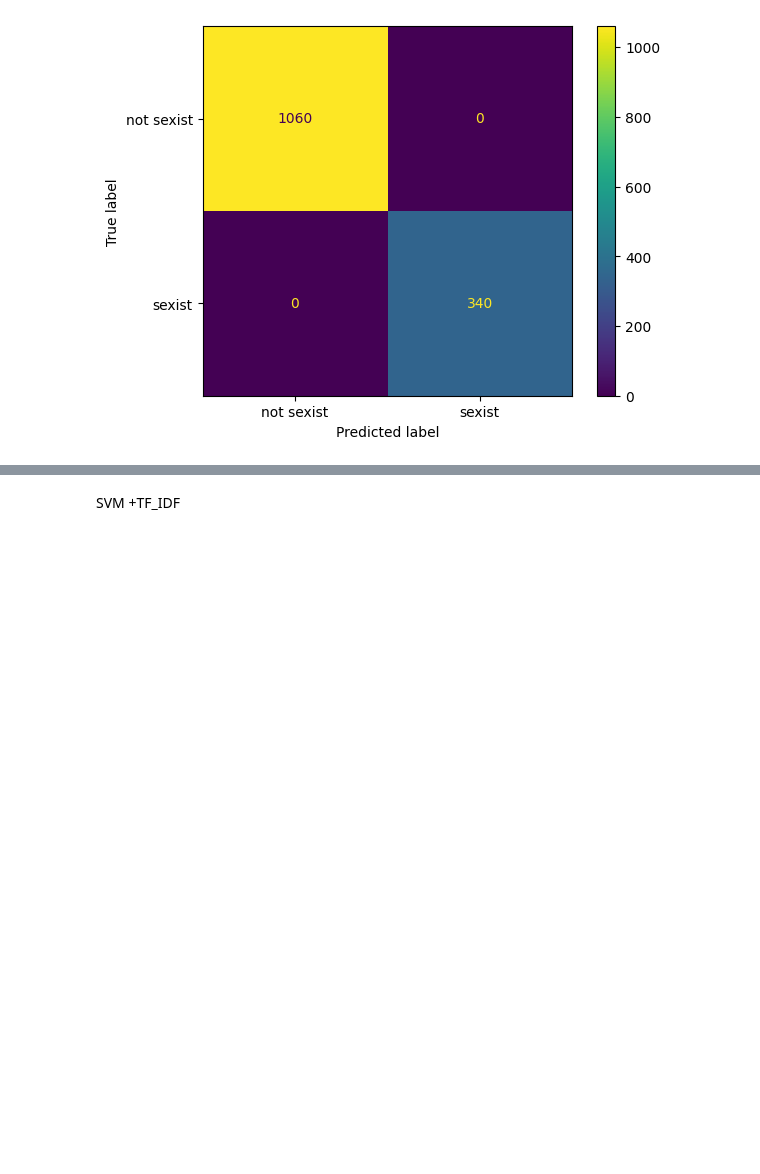
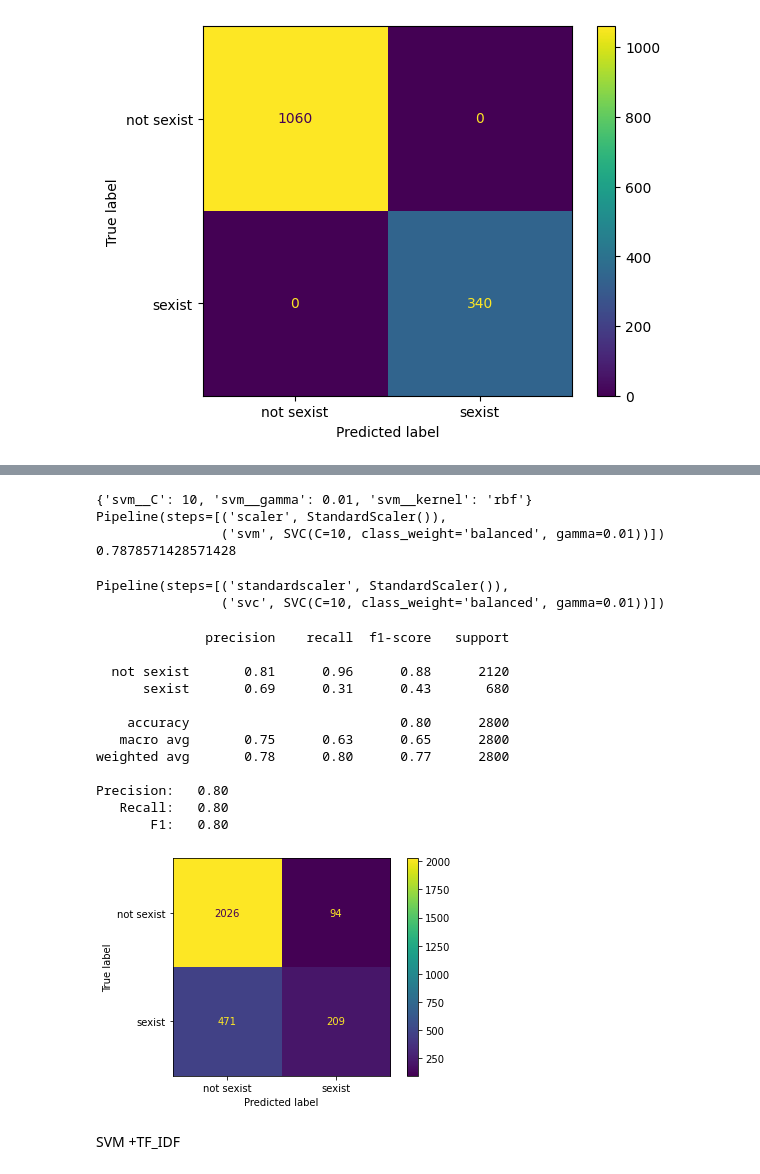
Before and after one commit to antoniolukic/binary-detection-of-sexism, a Jupyter notebook: SVM.ipynb, the cells around one changed output, grey strips where cells are left out. Cells and saved outputs as stored; diff of their text form; code cells hidden in the pictures; blank space fills up the shorter version.

Commit message:
Improve grid search

```diff
--- a/SVM.ipynb
+++ b/SVM.ipynb
@@ -412,3 +412,27 @@ Precision:   1.00
 # %%
 import pickle
 word2vec_clf = pickle.dumps(clf)
+# %%
+my_test_fold = []
+
+
+for i in range(len(df_train)):
+    my_test_fold.append(-1)
+
+for i in range(len(df_valid)):
+    my_test_fold.append(0)
+
+label_train = np.array(df_train["label"])
+label_train = le.fit_transform(label_train)
+
+text_train = W2Vvectorize(df_train["text"])
+
+label_valid = np.array(df_valid["label"])
+label_valid = le.fit_transform(label_valid)
+
+text_valid = W2Vvectorize(df_valid["text"])
+print(len(text_train), len(text_valid))
+print(len(label_train), len(label_valid))
+merged_ts = np.concatenate((text_train, text_valid),axis=0)
+merged_labels = np.concatenate((label_train,  label_valid),axis=0)
+print(len(merged_ts), len(merged_labels))
@@ -415,3 +483,46 @@ word2vec_clf = pickle.dumps(clf)
+# %%
+# print best parameter after tuning
+print(grid.best_params_)
+
+# print how our model looks after hyper-parameter tuning
+print(grid.best_estimator_)
+
+print(grid.best_score_)
+# %% [output]
+{'svm__C': 10, 'svm__gamma': 0.01, 'svm__kernel': 'rbf'}
+Pipeline(steps=[('scaler', StandardScaler()),
+                ('svm', SVC(C=10, class_weight='balanced', gamma=0.01))])
+0.7878571428571428
+# %%
+label_train = np.array(df_train["label"])
+label_train = le.fit_transform(label_train)
+
+text_train = W2Vvectorize(df_train["text"])
+
+label_test = np.array(df_test["label"])
+label_test = le.fit_transform(label_test)
+
+clf = make_pipeline(StandardScaler(), SVC(class_weight='balanced', C=10, gamma=0.01))
+clf.fit(text_train, label_train)
+# %% [output]
+Pipeline(steps=[('standardscaler', StandardScaler()),
+                ('svc', SVC(C=10, class_weight='balanced', gamma=0.01))])
+# %%
+evaluate(clf, df_test.text, label_test)
+# %% [output]
+              precision    recall  f1-score   support
+
+  not sexist       0.81      0.96      0.88      2120
+      sexist       0.69      0.31      0.43       680
+
+    accuracy                           0.80      2800
+   macro avg       0.75      0.63      0.65      2800
+weighted avg       0.78      0.80      0.77      2800
+
+Precision:   0.80
+   Recall:   0.80
+       F1:   0.80
+[figure, added]
 # %% [markdown]
 SVM +TF_IDF
 # %% [markdown]
```
Also changed, not shown: parts of 9 cells of this notebook.
